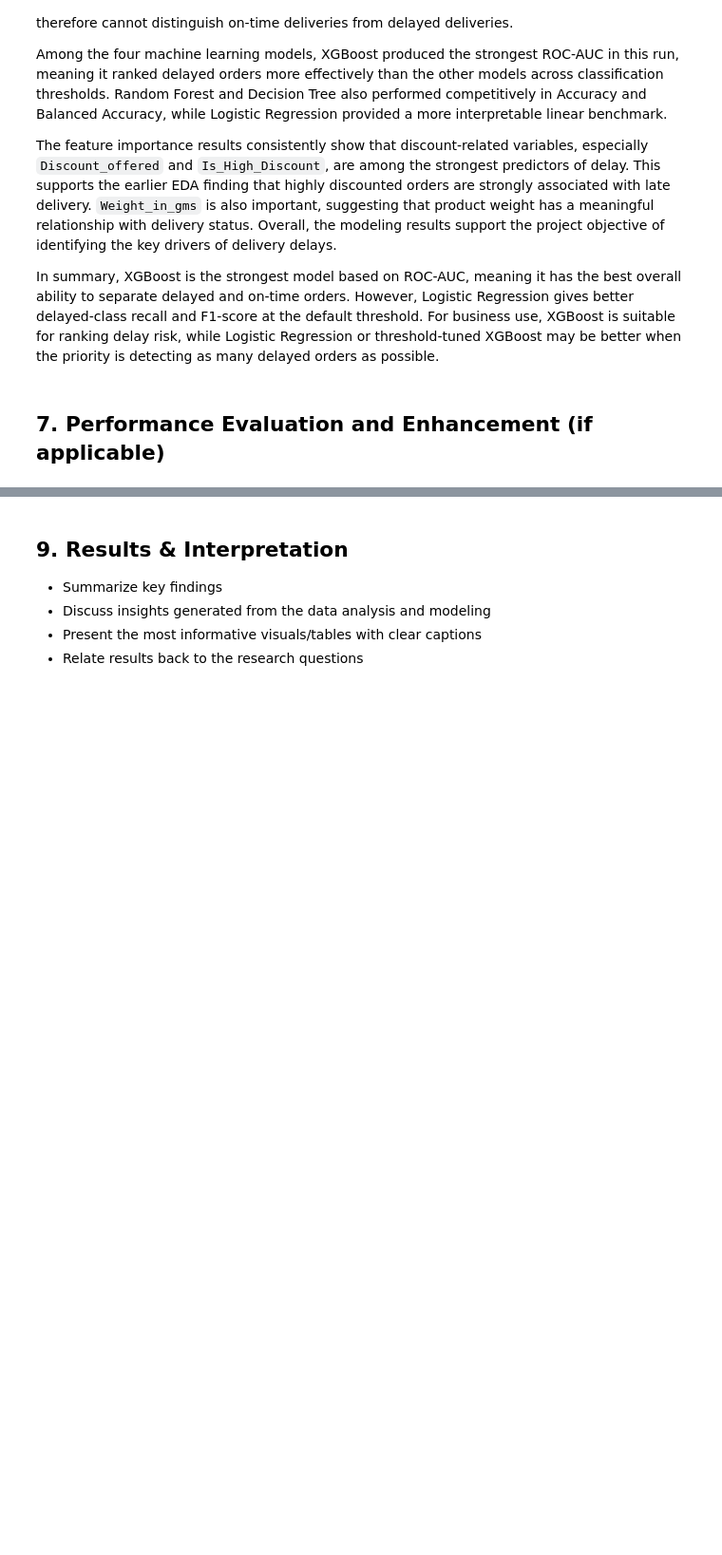
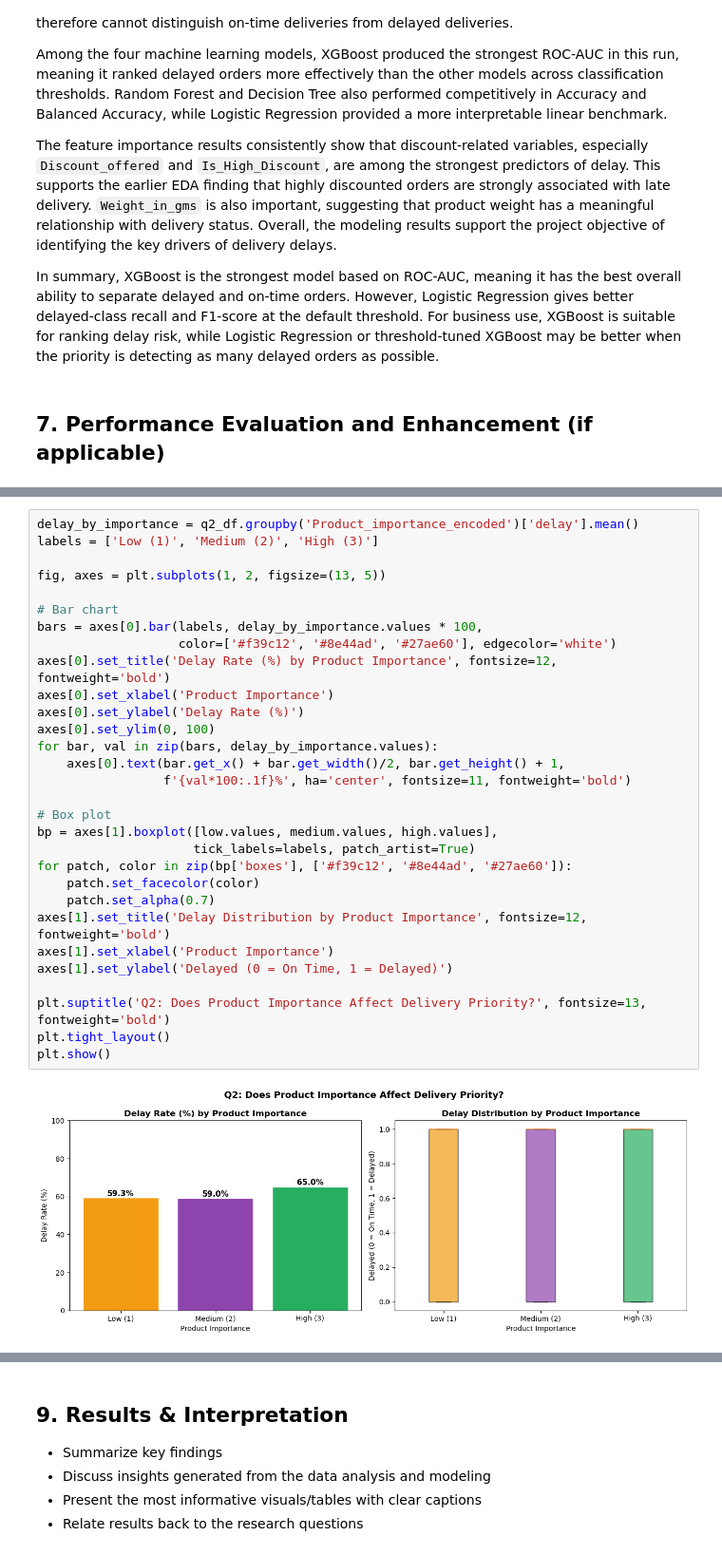
Before and after one commit to KhaiYu/DSF_G3, a Jupyter notebook: TT2L_G3_Notebook.ipynb, the cells around one changed output, grey strips where cells are left out. Shown at 95% size. Drawn from its saved outputs; the diff is of its cells as text; blank space fills up the shorter version.

```diff
--- a/TT2L_G3_Notebook.ipynb
+++ b/TT2L_G3_Notebook.ipynb
@@ -1495,0 +1625,32 @@ In summary, XGBoost is the strongest model based on ROC-AUC, meaning it has the
+# %%
+delay_by_importance = q2_df.groupby('Product_importance_encoded')['delay'].mean()
+labels = ['Low (1)', 'Medium (2)', 'High (3)']
+
+fig, axes = plt.subplots(1, 2, figsize=(13, 5))
+
+# Bar chart
+bars = axes[0].bar(labels, delay_by_importance.values * 100,
+                   color=['#f39c12', '#8e44ad', '#27ae60'], edgecolor='white')
+axes[0].set_title('Delay Rate (%) by Product Importance', fontsize=12, fontweight='bold')
+axes[0].set_xlabel('Product Importance')
+axes[0].set_ylabel('Delay Rate (%)')
+axes[0].set_ylim(0, 100)
+for bar, val in zip(bars, delay_by_importance.values):
+    axes[0].text(bar.get_x() + bar.get_width()/2, bar.get_height() + 1,
+                 f'{val*100:.1f}%', ha='center', fontsize=11, fontweight='bold')
+
+# Box plot
+bp = axes[1].boxplot([low.values, medium.values, high.values],
+                     tick_labels=labels, patch_artist=True)
+for patch, color in zip(bp['boxes'], ['#f39c12', '#8e44ad', '#27ae60']):
+    patch.set_facecolor(color)
+    patch.set_alpha(0.7)
+axes[1].set_title('Delay Distribution by Product Importance', fontsize=12, fontweight='bold')
+axes[1].set_xlabel('Product Importance')
+axes[1].set_ylabel('Delayed (0 = On Time, 1 = Delayed)')
+
+plt.suptitle('Q2: Does Product Importance Affect Delivery Priority?', fontsize=13, fontweight='bold')
+plt.tight_layout()
+plt.show()
+# %% [output]
+[figure, added]
```
Also changed, not shown: parts of 19 cells of this notebook, 1 other file.
